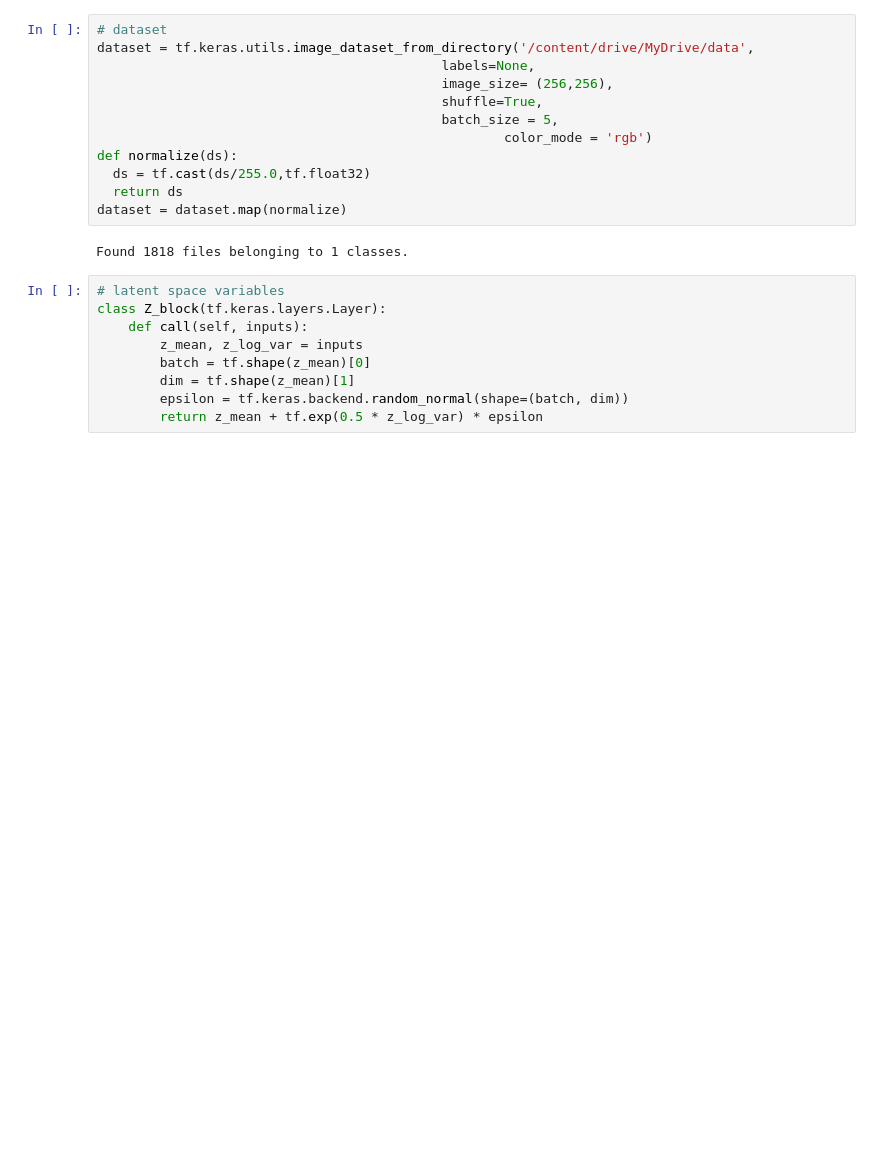
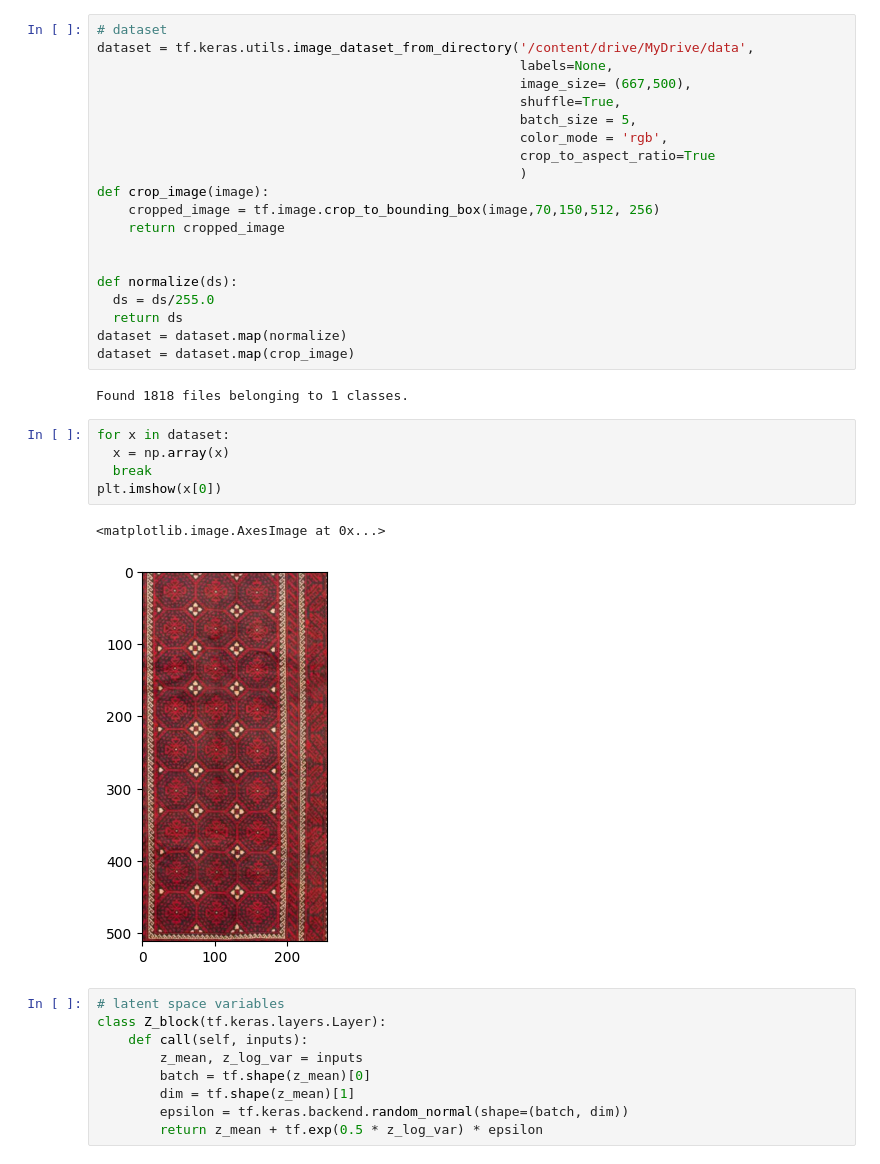
Before and after one commit to linomi/persian_carpet, a Jupyter notebook: vae.ipynb, the cells around one changed output. Drawn from its saved outputs; the diff is of its cells as text; blank space fills up the shorter version.

```diff
--- a/vae.ipynb
+++ b/vae.ipynb
@@ -34,17 +28,33 @@ free version of google colab would be enough
 # %%
 # dataset
 dataset = tf.keras.utils.image_dataset_from_directory('/content/drive/MyDrive/data',
-                                            labels=None,
-                                            image_size= (256,256),
-                                            shuffle=True,
-                                            batch_size = 5,
-                                                    color_mode = 'rgb')
+                                                      labels=None,
+                                                      image_size= (667,500),
+                                                      shuffle=True,
+                                                      batch_size = 5,
+                                                      color_mode = 'rgb',
+                                                      crop_to_aspect_ratio=True
+                                                      )
+def crop_image(image):
+    cropped_image = tf.image.crop_to_bounding_box(image,70,150,512, 256)
+    return cropped_image
+
+
 def normalize(ds):
-  ds = tf.cast(ds/255.0,tf.float32)
+  ds = ds/255.0
   return ds
 dataset = dataset.map(normalize)
+dataset = dataset.map(crop_image)
 # %% [output]
 Found 1818 files belonging to 1 classes.
+# %%
+for x in dataset:
+  x = np.array(x)
+  break
+plt.imshow(x[0])
+# %% [output]
+<matplotlib.image.AxesImage at 0x...>
+[figure, added]
 # %%
 # latent space variables
 class Z_block(tf.keras.layers.Layer):
```
Also changed, not shown: parts of 13 cells of this notebook.
